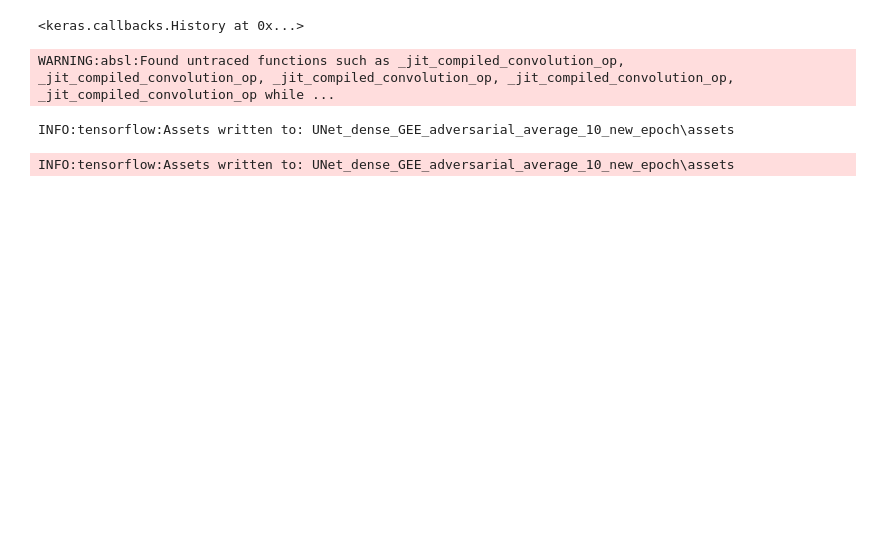
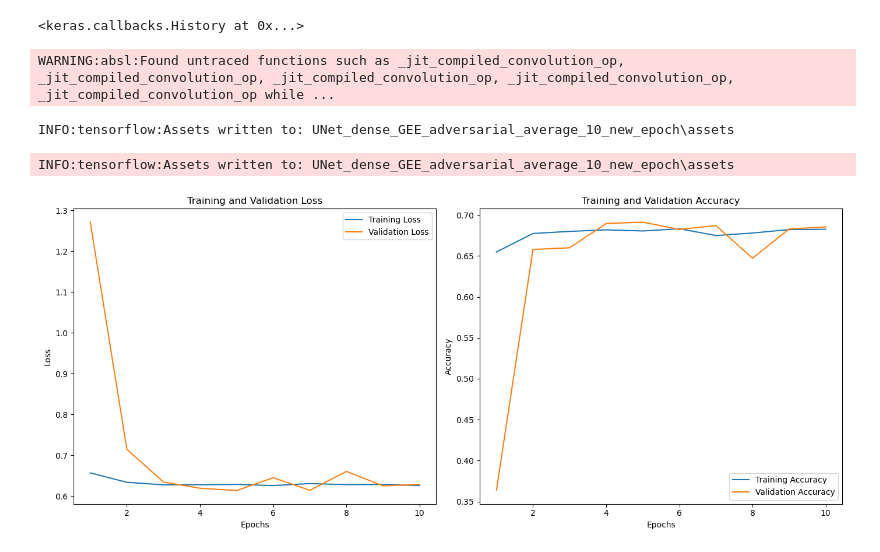
Before and after one commit to GVCL/IWSeg-SAR-Poison, a Jupyter notebook: unet_codes.ipynb, the cells around one changed output. Cells and saved outputs as stored; diff of their text form; code cells hidden in the pictures; blank space fills up the shorter version.

```diff
--- a/unet_codes.ipynb
+++ b/unet_codes.ipynb
@@ -665,6 +702,41 @@ model.save('UNet_dense_GEE_adversarial_average_10_new_epoch')
 WARNING:absl:Found untraced functions such as _jit_compiled_convolution_op, _jit_compiled_convolution_op, _jit_compiled_convolution_op, _jit_compiled_convolution_op, _jit_compiled_convolution_op while ...
 INFO:tensorflow:Assets written to: UNet_dense_GEE_adversarial_average_10_new_epoch\assets
 INFO:tensorflow:Assets written to: UNet_dense_GEE_adversarial_average_10_new_epoch\assets
+# %%
+import matplotlib.pyplot as plt
+
+# Data from the model training output
+epochs = range(1, 11)
+train_loss = [0.6567, 0.6337, 0.6275, 0.6277, 0.6285, 0.6257, 0.6305, 0.6280, 0.6284, 0.6257]
+val_loss = [1.2712, 0.7146, 0.6343, 0.6191, 0.6135, 0.6450, 0.6141, 0.6603, 0.6250, 0.6285]
+train_accuracy = [0.6548, 0.6774, 0.6800, 0.6819, 0.6805, 0.6832, 0.6749, 0.6780, 0.6822, 0.6826]
+val_accuracy = [0.3634, 0.6579, 0.6600, 0.6896, 0.6913, 0.6824, 0.6871, 0.6472, 0.6830, 0.6854]
+
+# Plotting the training and validation loss
+plt.figure(figsize=(14, 6))
+
+plt.subplot(1, 2, 1)
+plt.plot(epochs, train_loss, label='Training Loss')
+plt.plot(epochs, val_loss, label='Validation Loss')
+plt.title('Training and Validation Loss')
+plt.xlabel('Epochs')
+plt.ylabel('Loss')
+plt.legend()
+
+# Plotting the training and validation accuracy
+plt.subplot(1, 2, 2)
+plt.plot(epochs, train_accuracy, label='Training Accuracy')
+plt.plot(epochs, val_accuracy, label='Validation Accuracy')
+plt.title('Training and Validation Accuracy')
+plt.xlabel('Epochs')
+plt.ylabel('Accuracy')
+plt.legend()
+
+# Display the plots
+plt.tight_layout()
+plt.show()
+# %% [output]
+[figure, added]
 # %%
 # %%capture
 # model = load_model('UNet_dense_10_epoch.h5')
```
Also changed, not shown: parts of 5 cells of this notebook, 11 other files.
